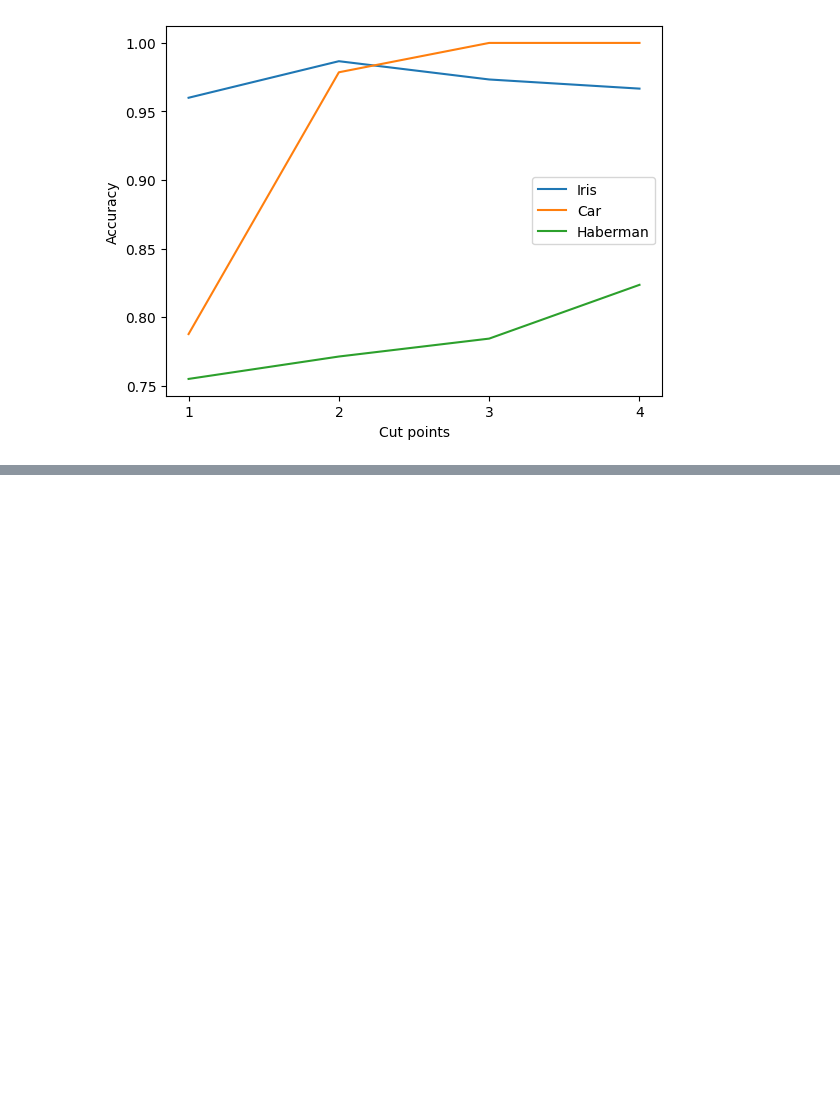
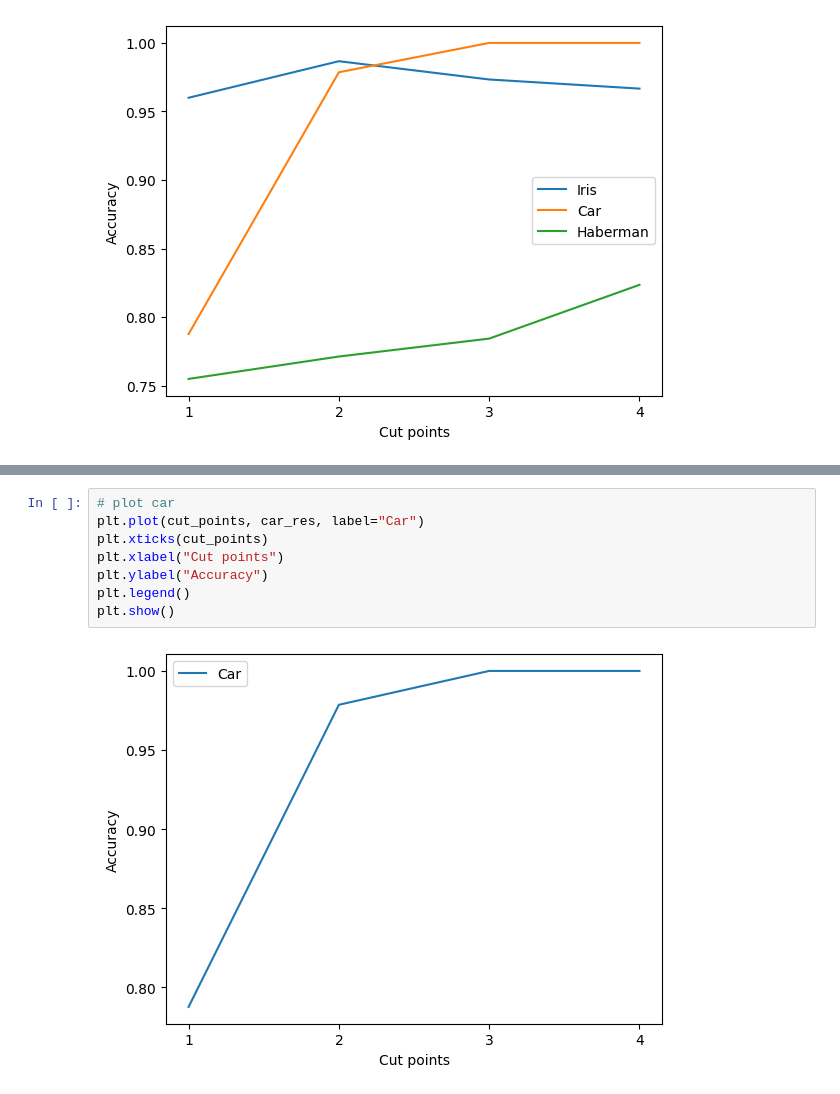
Before and after one commit to rsaif22/COMP-551, a Jupyter notebook: DATASETS/Accuracies.ipynb, the cells around one changed output, grey strips where cells are left out. Cells and saved outputs as stored; diff of their text form; blank space fills up the shorter version.

```diff
--- a/DATASETS/Accuracies.ipynb
+++ b/DATASETS/Accuracies.ipynb
@@ -84,0 +95,10 @@ plt.show()
+# %%
+# plot car
+plt.plot(cut_points, car_res, label="Car")
+plt.xticks(cut_points)
+plt.xlabel("Cut points")
+plt.ylabel("Accuracy")
+plt.legend()
+plt.show()
+# %% [output]
+[figure, added]
```
Also changed, not shown: parts of 4 cells of this notebook.
